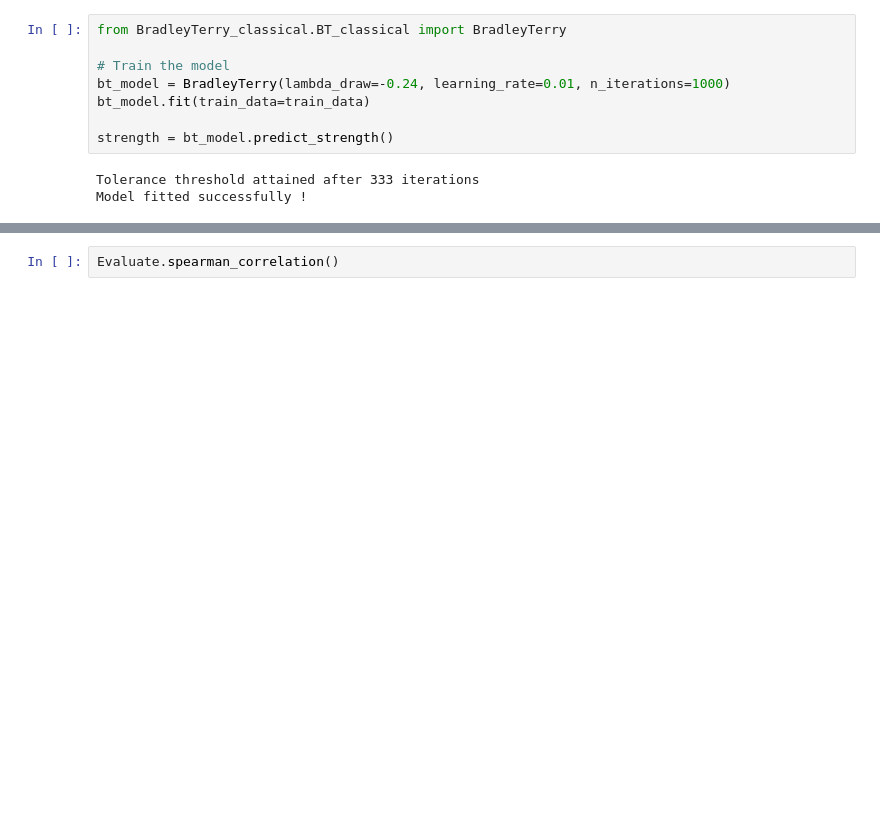
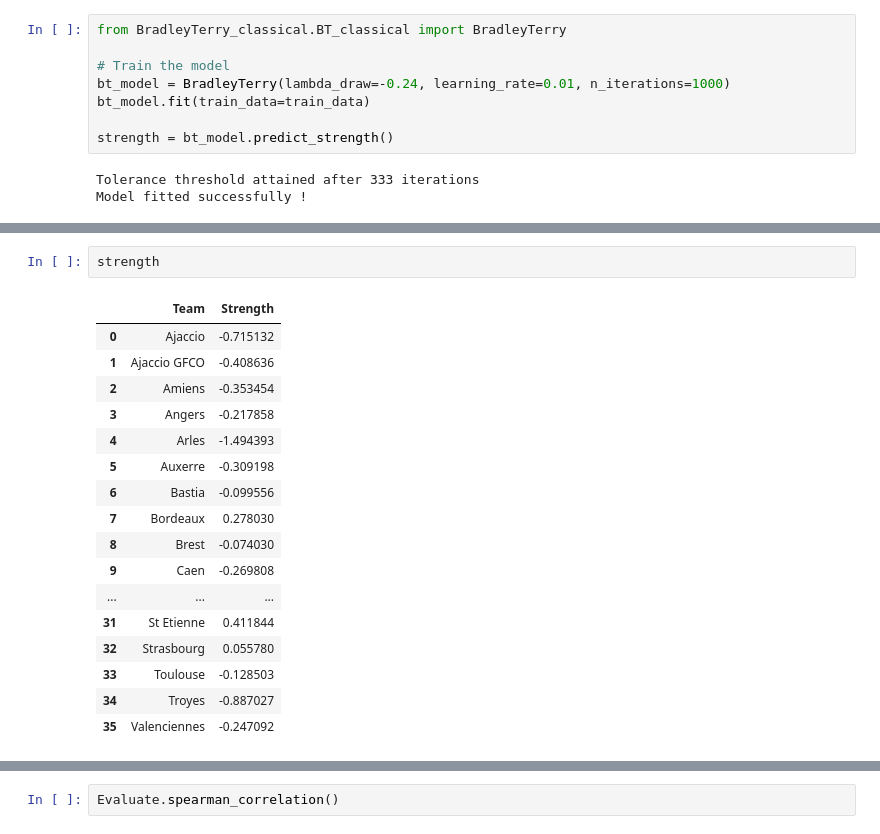
Before and after one commit to plemvan/Learning-Latent-Football-Team-Strengths, a Jupyter notebook: brouillon.ipynb, the cells around one changed output, grey strips where cells are left out. Drawn from its saved outputs; the diff is of its cells as text; blank space fills up the shorter version.

```diff
--- a/brouillon.ipynb
+++ b/brouillon.ipynb
@@ -125,0 +148,20 @@ ranking
+# %%
+strength
+# %% [output]
+|  | Team | Strength |
+| 0 | Ajaccio | -0.715132 |
+| 1 | Ajaccio GFCO | -0.408636 |
+| 2 | Amiens | -0.353454 |
+| 3 | Angers | -0.217858 |
+| 4 | Arles | -1.494393 |
+| 5 | Auxerre | -0.309198 |
+| 6 | Bastia | -0.099556 |
+| 7 | Bordeaux | 0.278030 |
+| 8 | Brest | -0.074030 |
+| 9 | Caen | -0.269808 |
+| ... | ... | ... |
+| 31 | St Etienne | 0.411844 |
+| 32 | Strasbourg | 0.055780 |
+| 33 | Toulouse | -0.128503 |
+| 34 | Troyes | -0.887027 |
+| 35 | Valenciennes | -0.247092 |
```
Also changed, not shown: parts of 9 cells of this notebook, 3 other files.
